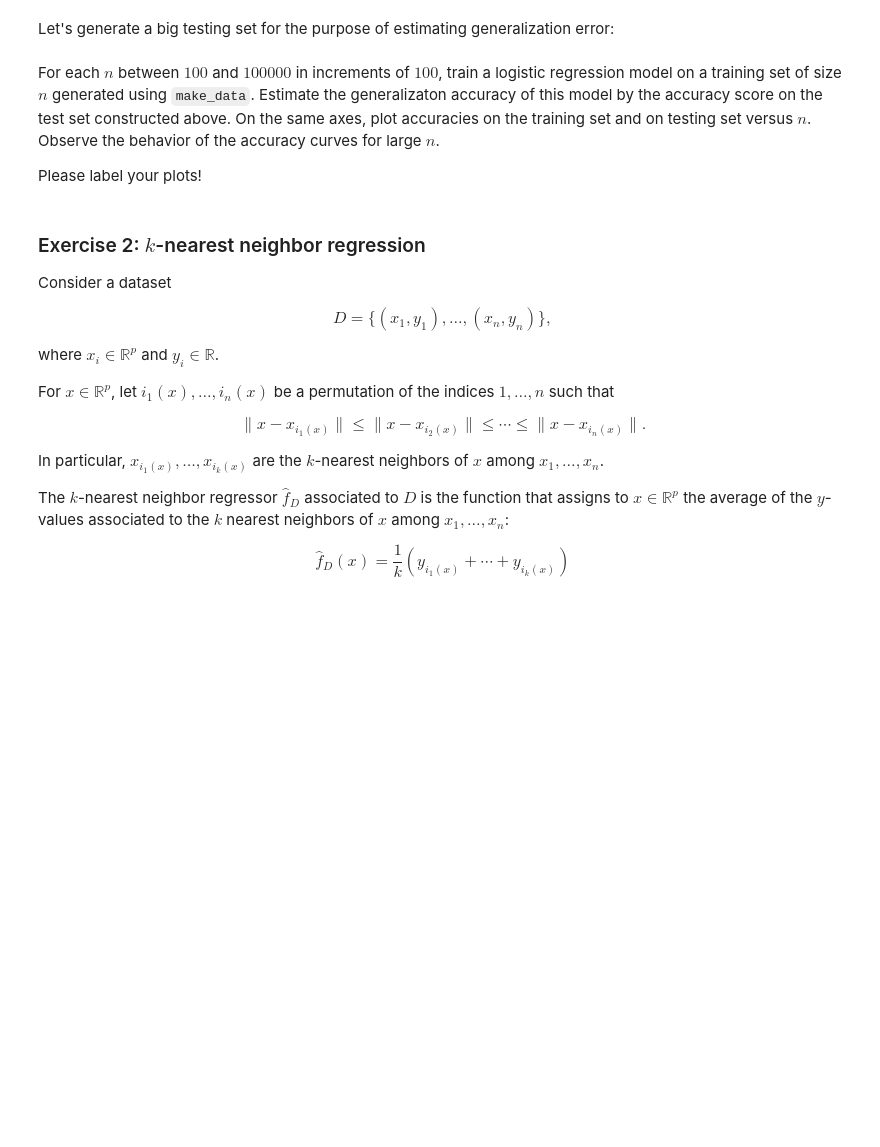
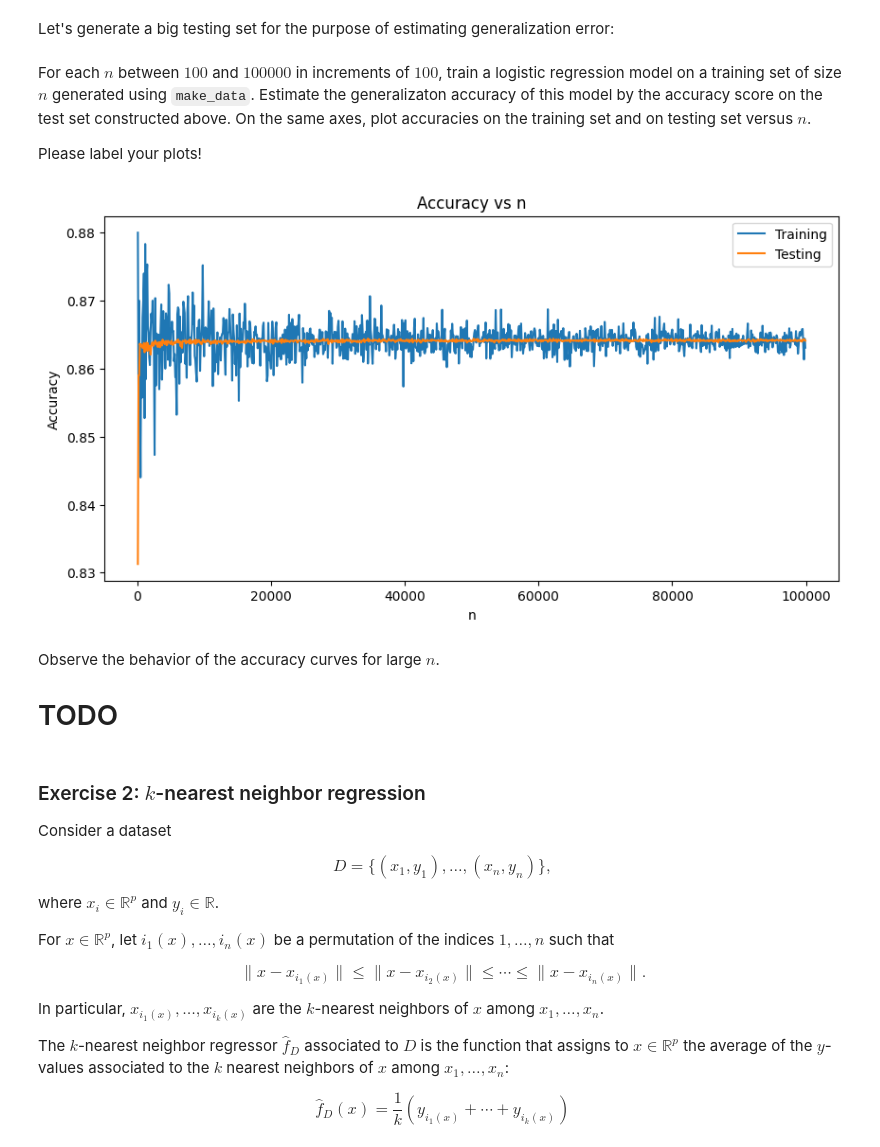
Before and after one commit to AlanRibano/Data607-Assignments, a Jupyter notebook: DATA_607_Assignment_1.ipynb, the cells around one changed output. Saved outputs shown, nothing was run; the diff lists cells and outputs as text; code cells hidden in the pictures; blank space fills up the shorter version.

```diff
--- a/DATA_607_Assignment_1.ipynb
+++ b/DATA_607_Assignment_1.ipynb
@@ -33,9 +36,41 @@ Let's generate a big testing set for the purpose of estimating generalization  e
 # %%
 X_te, y_te = make_data(100000)
 # %% [markdown]
-For each $n$ between $100$ and $100000$ in increments of $100$, train a logistic regression model on a training set of size $n$ generated using `make_data`. Estimate the generalizaton accuracy of this model by the accuracy score on the test set constructed above. On the same axes, plot accuracies on the training set and on testing set versus $n$. Observe the behavior of the accuracy curves for large $n$.
+For each $n$ between $100$ and $100000$ in increments of $100$, train a logistic regression model on a training set of size $n$ generated using `make_data`. Estimate the generalizaton accuracy of this model by the accuracy score on the test set constructed above. On the same axes, plot accuracies on the training set and on testing set versus $n$.
 
 Please label your plots!
+# %%
+from sklearn.linear_model import LogisticRegression
+from sklearn.metrics import accuracy_score
+
+n = np.arange(100, 100000, 100)
+acc_tr = []
+acc_te = []
+
+for i in n:
+    X, y = make_data(i)
+    model = LogisticRegression()
+    model.fit(X, y)
+    y_pred = model.predict(X)
+    acc_tr.append(accuracy_score(y, y_pred))
+    y_pred = model.predict(X_te)
+    acc_te.append(accuracy_score(y_te, y_pred))
+
+plt.figure(figsize=(10,5))
+plt.title('Accuracy vs n')
+ax = plt.gca()
+ax.plot(n, acc_tr, label='Training')
+ax.plot(n, acc_te, label='Testing')
+ax.set_xlabel('n')
+ax.set_ylabel('Accuracy')
+ax.legend()
+plt.show()
+# %% [output]
+[figure, added]
+# %% [markdown]
+Observe the behavior of the accuracy curves for large $n$.
+
+# TODO
 # %% [markdown]
 ### Exercise 2: $k$-nearest neighbor regression
 
```
Also changed, not shown: parts of 7 cells of this notebook.
